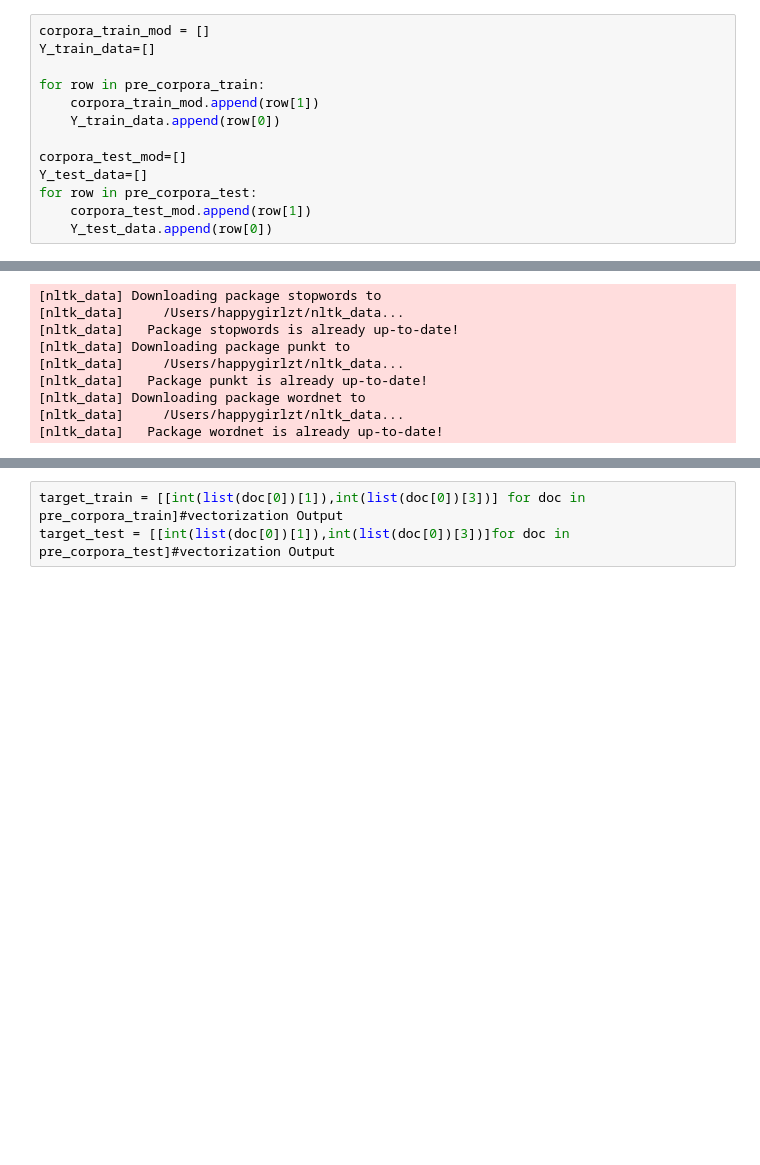
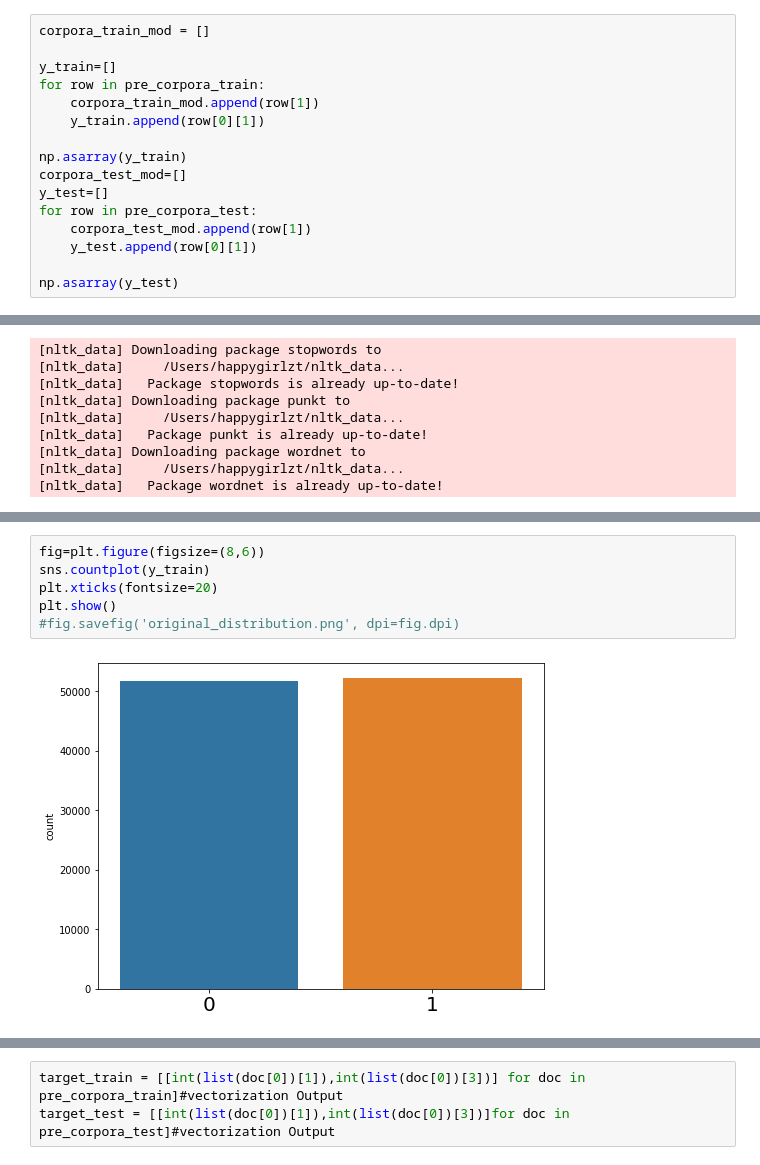
Before and after one commit to happygirlzt/SecureReqNet, a Jupyter notebook: alpha_securereqnet.ipynb, the cells around one changed output, grey strips where cells are left out. Cells and saved outputs as stored; diff of their text form; blank space fills up the shorter version.

```diff
--- a/alpha_securereqnet.ipynb
+++ b/alpha_securereqnet.ipynb
@@ -224,13 +216,16 @@ pre_corpora_train[0][1]
 # %%
 corpora_train_mod = []
-Y_train_data=[]
 
+y_train=[]
 for row in pre_corpora_train:
     corpora_train_mod.append(row[1])
-    Y_train_data.append(row[0])
+    y_train.append(row[0][1])
 
+np.asarray(y_train)
 corpora_test_mod=[]
-Y_test_data=[]
+y_test=[]
 for row in pre_corpora_test:
     corpora_test_mod.append(row[1])
-    Y_test_data.append(row[0])
+    y_test.append(row[0][1])
+
+np.asarray(y_test)
@@ -339,0 +369,8 @@ Sentences 11000 of 11549
+# %%
+fig=plt.figure(figsize=(8,6))
+sns.countplot(y_train)
+plt.xticks(fontsize=20)
+plt.show()
+#fig.savefig('original_distribution.png', dpi=fig.dpi)
+# %% [output]
+[figure, added]
```
Also changed, not shown: parts of 52 cells of this notebook, 4 other files.
